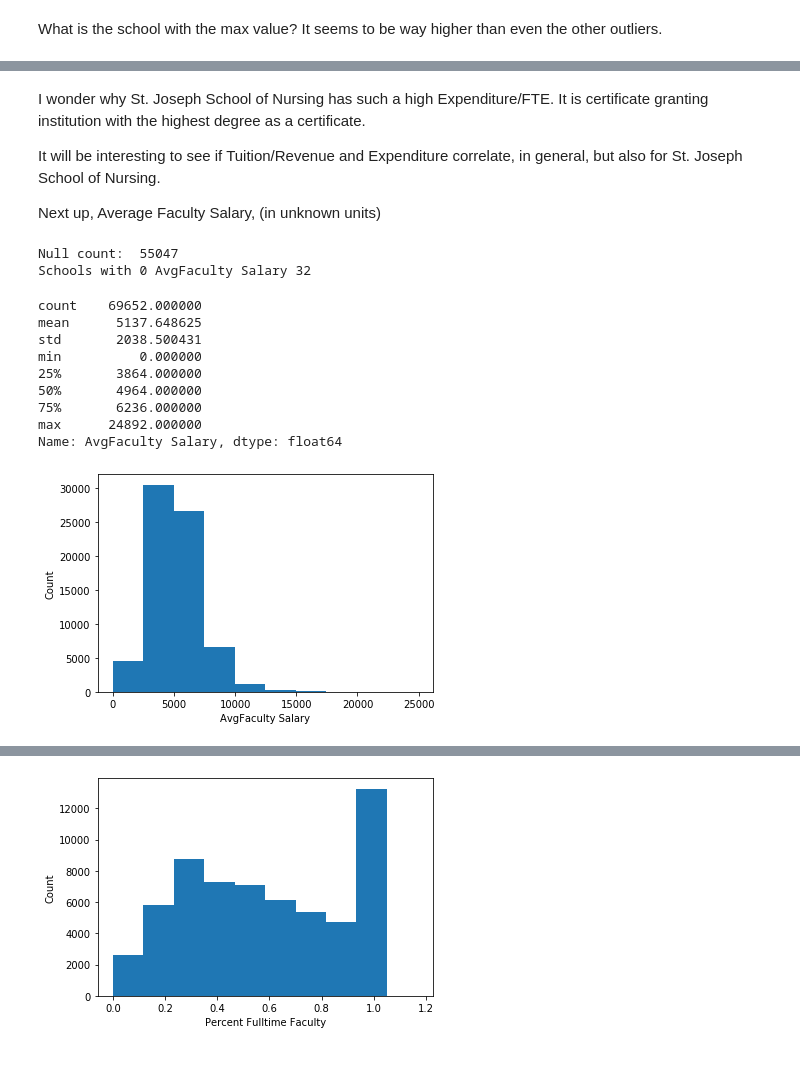
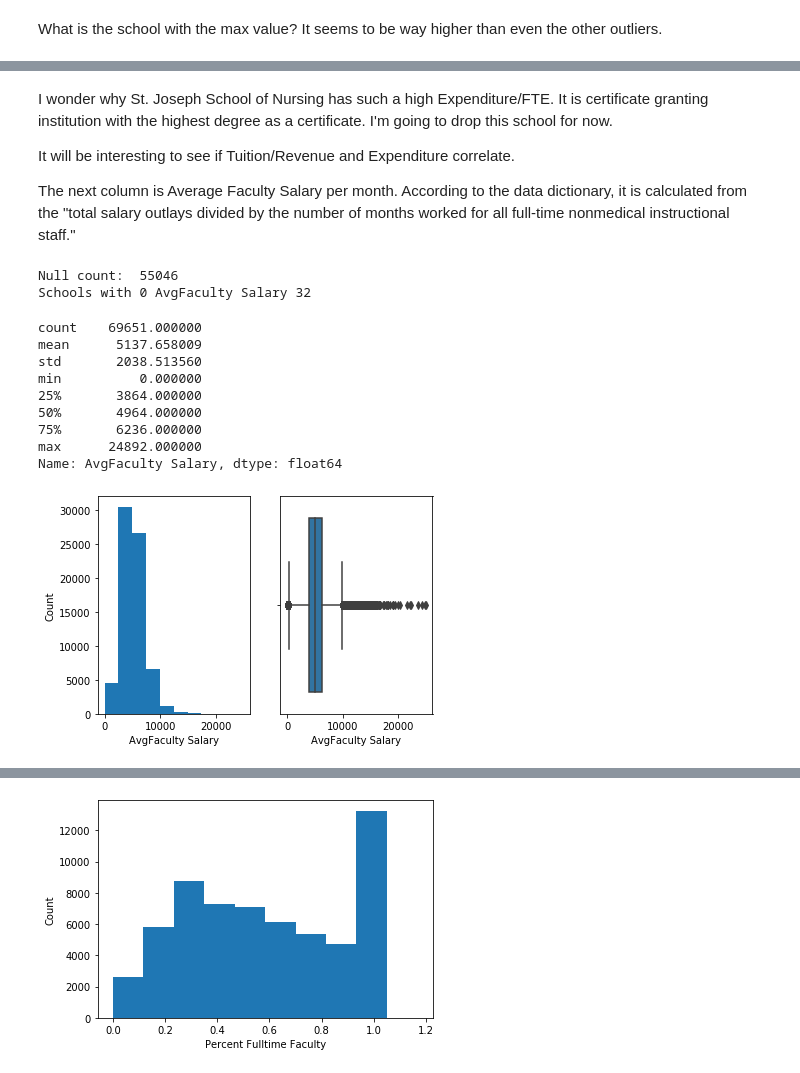
Before and after one commit to kregier/Springboard, a Jupyter notebook: Capstone2/CollegeScorecard-EDA.ipynb, the cells around one changed output, grey strips where cells are left out. Saved outputs shown, nothing was run; the diff lists cells and outputs as text; code cells hidden in the pictures.

```diff
--- a/Capstone2/CollegeScorecard-EDA.ipynb
+++ b/Capstone2/CollegeScorecard-EDA.ipynb
@@ -542,0 +550,5 @@ Next, is the Expenditure/FTE column.
+# %%
+high_tuition_school = data['TuitionRevenue/FTE'].max()
+high_tuition = data.loc[data['TuitionRevenue/FTE']==high_tuition_school]
+high_tuition.head()
+data.drop(high_tuition.index, inplace=True)
@@ -579,3 +593,4 @@ What is the school with the max value?  It seems to be way higher than even the
 max_expend = data['Expenditure/FTE'].max()
 max_expenditure_school = data.loc[data['Expenditure/FTE']== max_expend]
 max_expenditure_school
+data.drop(max_expenditure_school.index, inplace=True)
@@ -586,9 +597,9 @@ max_expenditure_school
 # %% [markdown]
-I wonder why St. Joseph School of Nursing has such a high Expenditure/FTE. It is certificate granting institution with the highest degree as a certificate.
+I wonder why St. Joseph School of Nursing has such a high Expenditure/FTE. It is certificate granting institution with the highest degree as a certificate. I'm going to drop this school for now.
 
-It will be interesting to see if Tuition/Revenue and Expenditure correlate, in general, but also for St. Joseph School of Nursing.
+It will be interesting to see if Tuition/Revenue and Expenditure correlate.
 
-Next up, Average Faculty Salary, (in unknown units)
+The next column is Average Faculty Salary per month. According to the data dictionary, it is calculated from the "total salary outlays divided by the number of months worked for all full-time nonmedical instructional staff."
 # %%
 print('Null count: ', data['AvgFaculty Salary'].isnull().sum())
 zero = data.loc[data['AvgFaculty Salary']==0]
@@ -596,11 +607,11 @@ print('Schools with 0 AvgFaculty Salary', zero.shape[1])
 
 data['AvgFaculty Salary'].describe()
 # %% [output]
-Null count:  55047
+Null count:  55046
 Schools with 0 AvgFaculty Salary 32
-count    69652.000000
-mean      5137.648625
-std       2038.500431
+count    69651.000000
+mean      5137.658009
+std       2038.513560
 min          0.000000
 25%       3864.000000
 50%       4964.000000
@@ -608,9 +619,14 @@ min          0.000000
 max      24892.000000
 Name: AvgFaculty Salary, dtype: float64
 # %%
+plt.subplot(1, 2, 1)
 plt.hist(data['AvgFaculty Salary'])
 plt.xlabel('AvgFaculty Salary')
 plt.ylabel('Count')
+#plt.xscale('log')
+
+plt.subplot(1, 2, 2)
+sns.boxplot('AvgFaculty Salary', data=data)
 plt.show()
 # %% [output]
-[figure, old version]
+[figure, new version]
```
Also changed, not shown: parts of 73 cells of this notebook.
